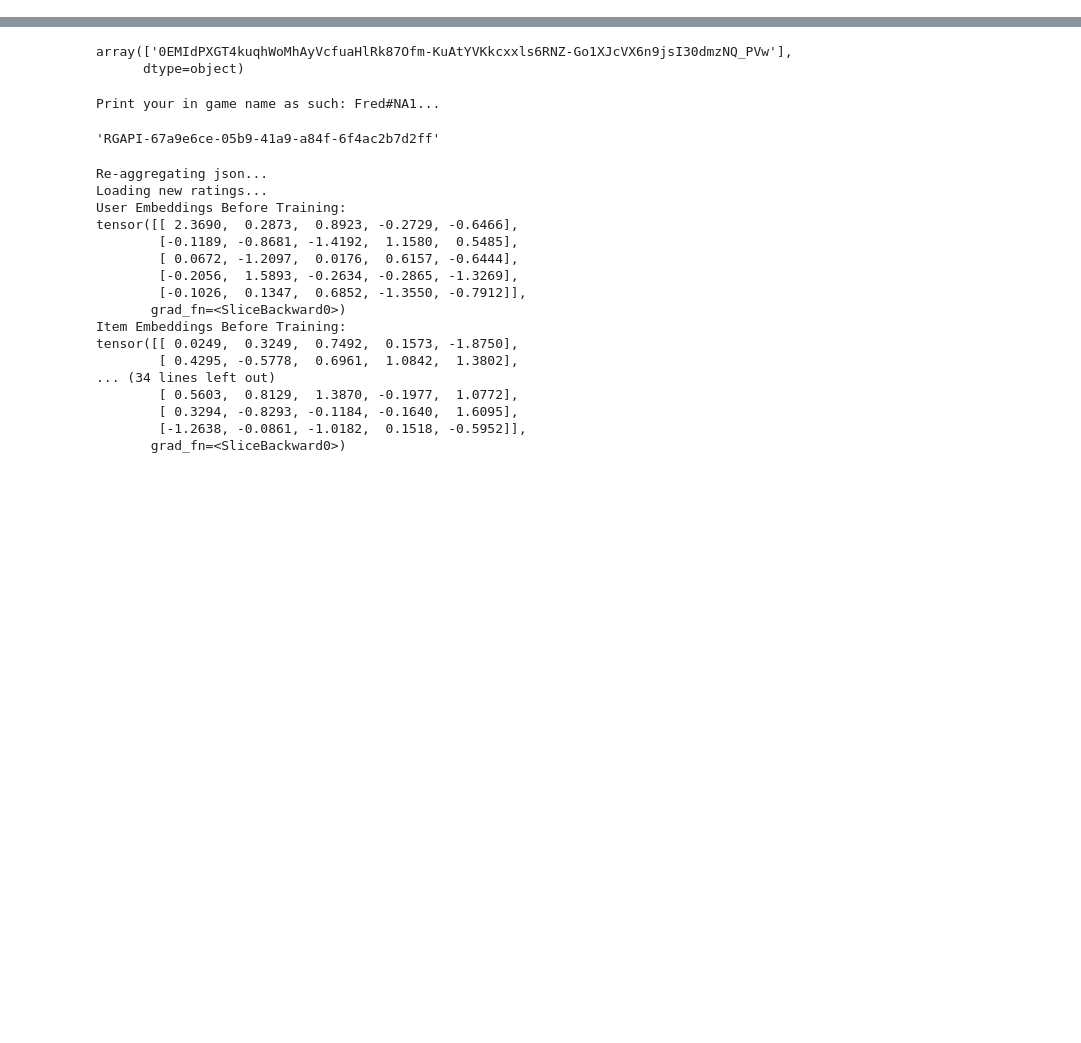
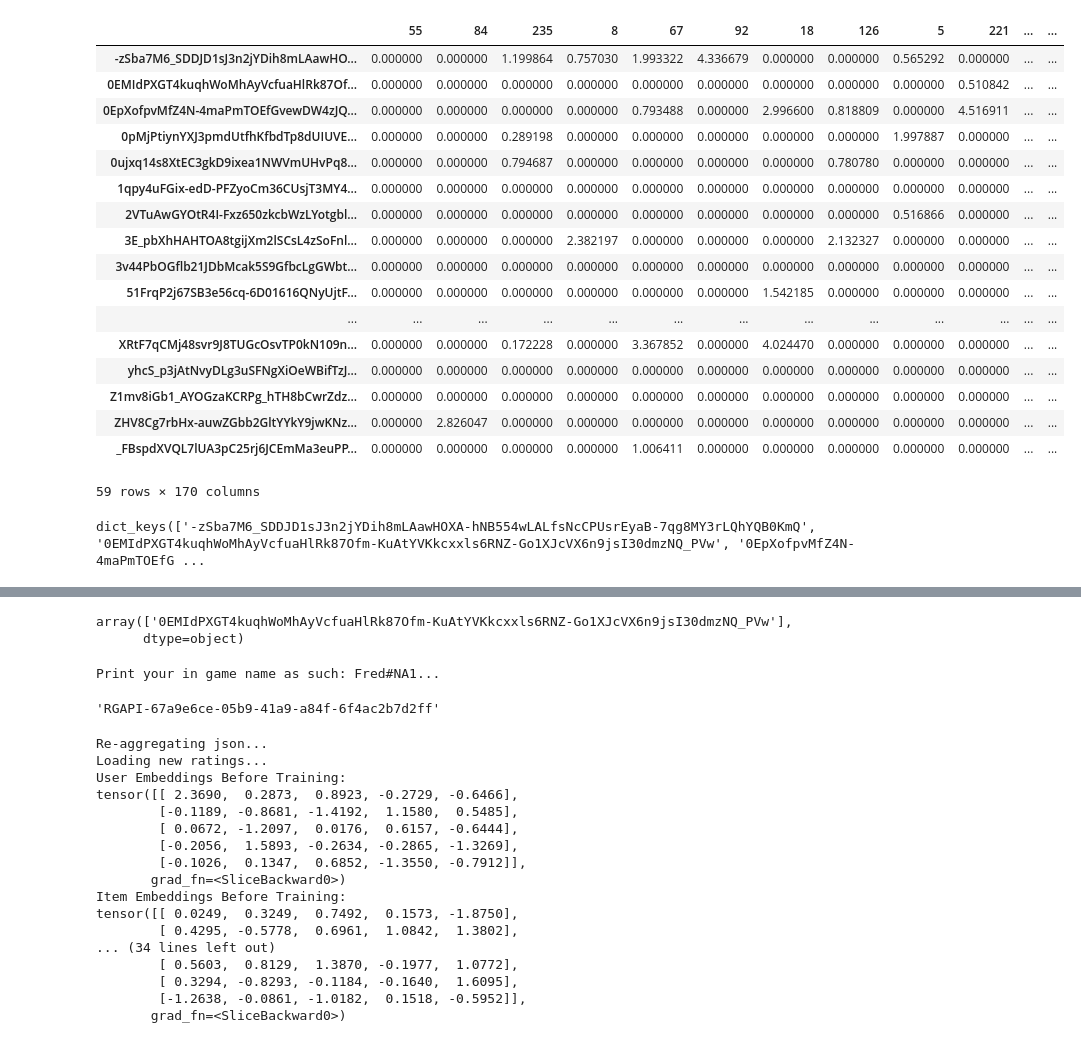
Before and after one commit to brtnlaw/lol_main_recommender, a Jupyter notebook: src/sandbox.ipynb, the cells around one changed output, grey strips where cells are left out. Drawn from its saved outputs; the diff is of its cells as text; code cells hidden in the pictures; blank space fills up the shorter version.

```diff
--- a/src/sandbox.ipynb
+++ b/src/sandbox.ipynb
@@ -13,0 +37,21 @@ from torch import optim
+# %%
+r
+# %% [output]
+|  | 55 | 84 | 235 | 8 | 67 | 92 | 18 | 126 | 5 | 221 | ... | ... |
+| -zSba7M6_SDDJD1sJ3n2jYDih8mLAawHO... | 0.000000 | 0.000000 | 1.199864 | 0.757030 | 1.993322 | 4.336679 | 0.000000 | 0.000000 | 0.565292 | 0.000000 | ... | ... |
+| 0EMIdPXGT4kuqhWoMhAyVcfuaHlRk87Of... | 0.000000 | 0.000000 | 0.000000 | 0.000000 | 0.000000 | 0.000000 | 0.000000 | 0.000000 | 0.000000 | 0.510842 | ... | ... |
+| 0EpXofpvMfZ4N-4maPmTOEfGvewDW4zJQ... | 0.000000 | 0.000000 | 0.000000 | 0.000000 | 0.793488 | 0.000000 | 2.996600 | 0.818809 | 0.000000 | 4.516911 | ... | ... |
+| 0pMjPtiynYXJ3pmdUtfhKfbdTp8dUIUVE... | 0.000000 | 0.000000 | 0.289198 | 0.000000 | 0.000000 | 0.000000 | 0.000000 | 0.000000 | 1.997887 | 0.000000 | ... | ... |
+| 0ujxq14s8XtEC3gkD9ixea1NWVmUHvPq8... | 0.000000 | 0.000000 | 0.794687 | 0.000000 | 0.000000 | 0.000000 | 0.000000 | 0.780780 | 0.000000 | 0.000000 | ... | ... |
+| 1qpy4uFGix-edD-PFZyoCm36CUsjT3MY4... | 0.000000 | 0.000000 | 0.000000 | 0.000000 | 0.000000 | 0.000000 | 0.000000 | 0.000000 | 0.000000 | 0.000000 | ... | ... |
+| 2VTuAwGYOtR4I-Fxz650zkcbWzLYotgbl... | 0.000000 | 0.000000 | 0.000000 | 0.000000 | 0.000000 | 0.000000 | 0.000000 | 0.000000 | 0.516866 | 0.000000 | ... | ... |
+| 3E_pbXhHAHTOA8tgijXm2lSCsL4zSoFnl... | 0.000000 | 0.000000 | 0.000000 | 2.382197 | 0.000000 | 0.000000 | 0.000000 | 2.132327 | 0.000000 | 0.000000 | ... | ... |
+| 3v44PbOGflb21JDbMcak5S9GfbcLgGWbt... | 0.000000 | 0.000000 | 0.000000 | 0.000000 | 0.000000 | 0.000000 | 0.000000 | 0.000000 | 0.000000 | 0.000000 | ... | ... |
+| 51FrqP2j67SB3e56cq-6D01616QNyUjtF... | 0.000000 | 0.000000 | 0.000000 | 0.000000 | 0.000000 | 0.000000 | 1.542185 | 0.000000 | 0.000000 | 0.000000 | ... | ... |
+| ... | ... | ... | ... | ... | ... | ... | ... | ... | ... | ... | ... | ... |
+| XRtF7qCMj48svr9J8TUGcOsvTP0kN109n... | 0.000000 | 0.000000 | 0.172228 | 0.000000 | 3.367852 | 0.000000 | 4.024470 | 0.000000 | 0.000000 | 0.000000 | ... | ... |
+| yhcS_p3jAtNvyDLg3uSFNgXiOeWBifTzJ... | 0.000000 | 0.000000 | 0.000000 | 0.000000 | 0.000000 | 0.000000 | 0.000000 | 0.000000 | 0.000000 | 0.000000 | ... | ... |
+| Z1mv8iGb1_AYOGzaKCRPg_hTH8bCwrZdz... | 0.000000 | 0.000000 | 0.000000 | 0.000000 | 0.000000 | 0.000000 | 0.000000 | 0.000000 | 0.000000 | 0.000000 | ... | ... |
+| ZHV8Cg7rbHx-auwZGbb2GltYYkY9jwKNz... | 0.000000 | 2.826047 | 0.000000 | 0.000000 | 0.000000 | 0.000000 | 0.000000 | 0.000000 | 0.000000 | 0.000000 | ... | ... |
+| _FBspdXVQL7lUA3pC25rj6JCEmMa3euPP... | 0.000000 | 0.000000 | 0.000000 | 0.000000 | 1.006411 | 0.000000 | 0.000000 | 0.000000 | 0.000000 | 0.000000 | ... | ... |
+59 rows × 170 columns
@@ -13,0 +79,4 @@ from torch import optim
+# %%
+combined_puuid_dict.keys()
+# %% [output]
+dict_keys(['-zSba7M6_SDDJD1sJ3n2jYDih8mLAawHOXA-hNB554wLALfsNcCPUsrEyaB-7qg8MY3rLQhYQB0KmQ', '0EMIdPXGT4kuqhWoMhAyVcfuaHlRk87Ofm-KuAtYVKkcxxls6RNZ-Go1XJcVX6n9jsI30dmzNQ_PVw', '0EpXofpvMfZ4N-4maPmTOEfG ...
```
Also changed, not shown: parts of 12 cells of this notebook, 4 other files.
